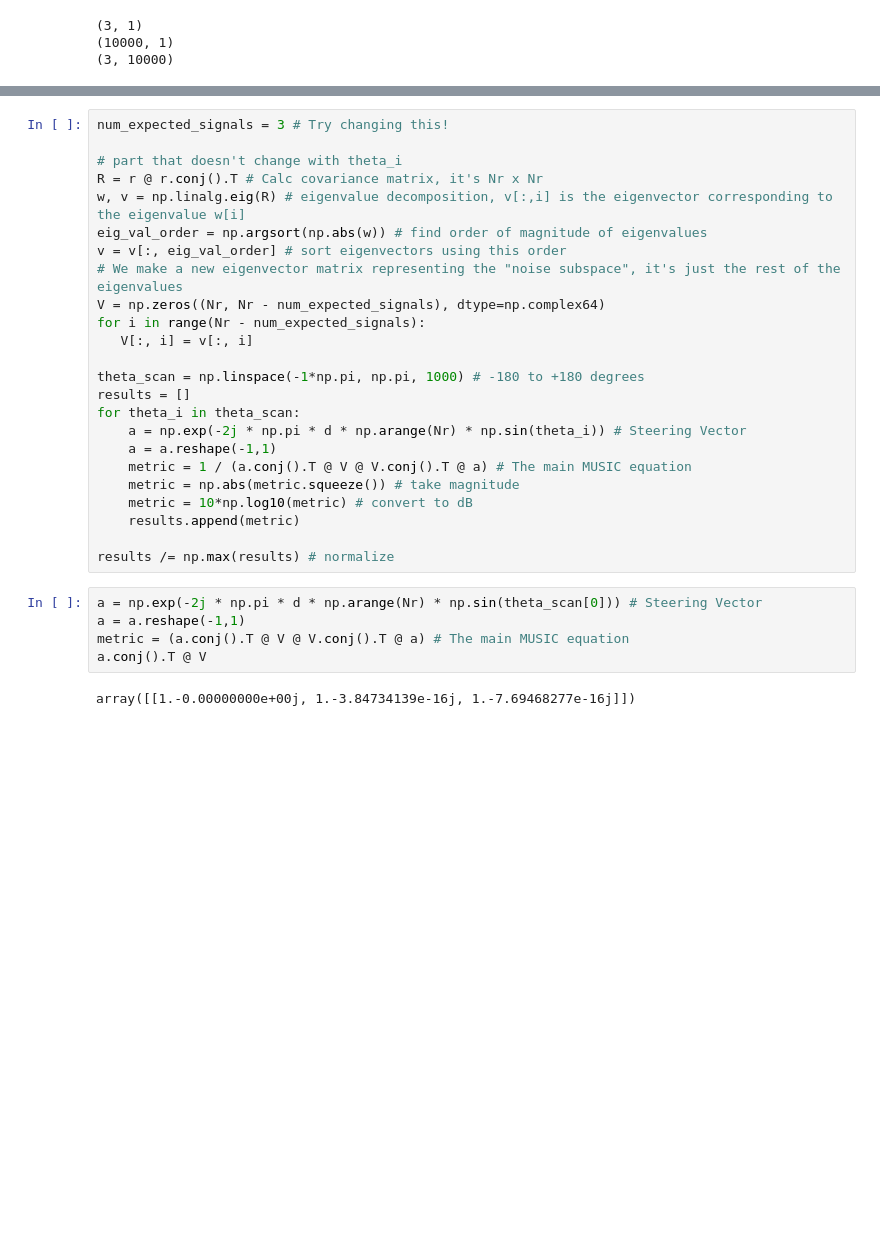
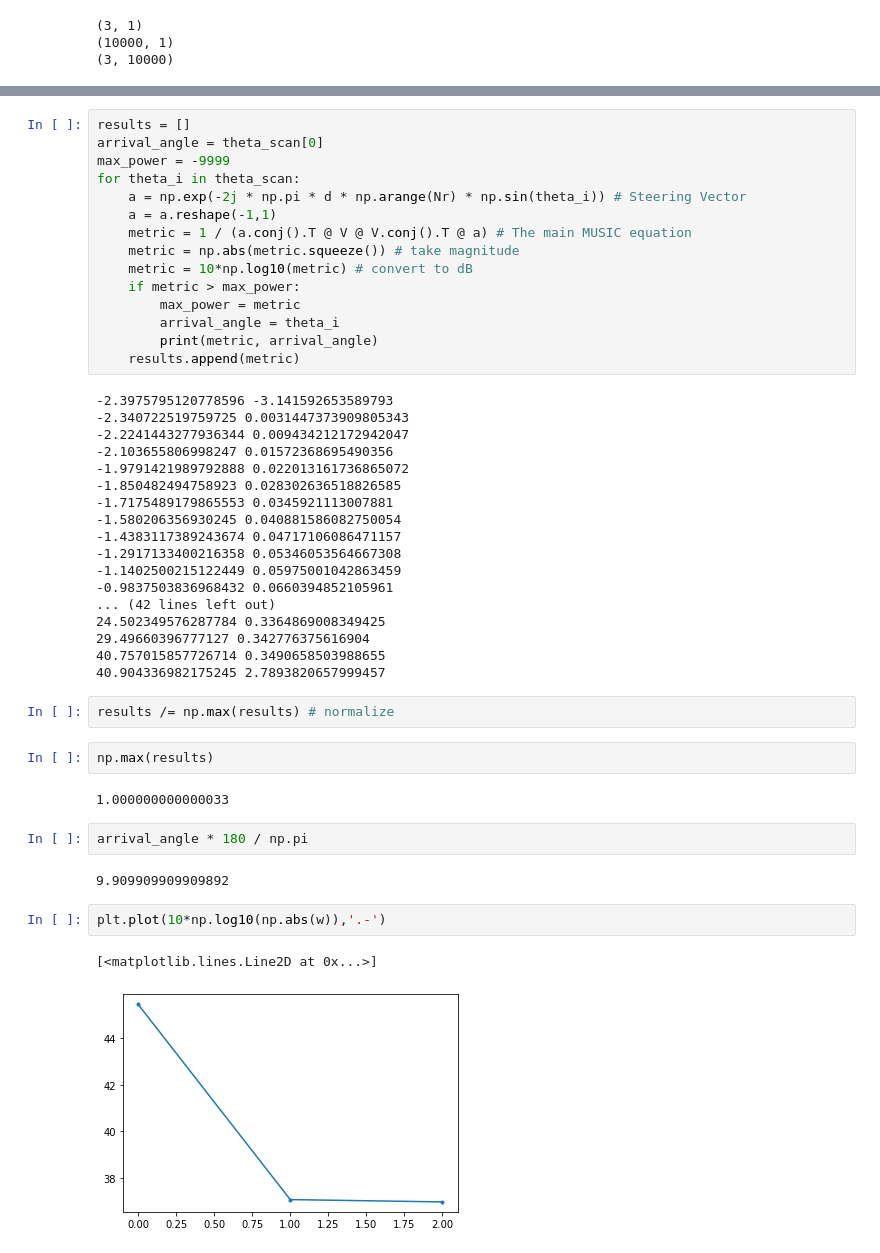
Before and after one commit to nhatvan2231/simple_MUSIC_DOA, a Jupyter notebook: python/Untitled.ipynb, the cells around one changed output, grey strips where cells are left out. Drawn from its saved outputs; the diff is of its cells as text; blank space fills up the shorter version.

```diff
--- a/python/Untitled.ipynb
+++ b/python/Untitled.ipynb
@@ -43,31 +106,48 @@ plt.show()
 # %%
-num_expected_signals = 3 # Try changing this!
-
-# part that doesn't change with theta_i
-R = r @ r.conj().T # Calc covariance matrix, it's Nr x Nr
-w, v = np.linalg.eig(R) # eigenvalue decomposition, v[:,i] is the eigenvector corresponding to the eigenvalue w[i]
-eig_val_order = np.argsort(np.abs(w)) # find order of magnitude of eigenvalues
-v = v[:, eig_val_order] # sort eigenvectors using this order
-# We make a new eigenvector matrix representing the "noise subspace", it's just the rest of the eigenvalues
-V = np.zeros((Nr, Nr - num_expected_signals), dtype=np.complex64)
-for i in range(Nr - num_expected_signals):
-   V[:, i] = v[:, i]
-
-theta_scan = np.linspace(-1*np.pi, np.pi, 1000) # -180 to +180 degrees
 results = []
+arrival_angle = theta_scan[0]
+max_power = -9999
 for theta_i in theta_scan:
     a = np.exp(-2j * np.pi * d * np.arange(Nr) * np.sin(theta_i)) # Steering Vector
     a = a.reshape(-1,1)
     metric = 1 / (a.conj().T @ V @ V.conj().T @ a) # The main MUSIC equation
     metric = np.abs(metric.squeeze()) # take magnitude
     metric = 10*np.log10(metric) # convert to dB
+    if metric > max_power:
+        max_power = metric
+        arrival_angle = theta_i
+        print(metric, arrival_angle)
     results.append(metric)
-
-results /= np.max(results) # normalize
+# %% [output]
+-2.3975795120778596 -3.141592653589793
+-2.340722519759725 0.0031447373909805343
+-2.2241443277936344 0.009434212172942047
+-2.103655806998247 0.01572368695490356
+-1.9791421989792888 0.022013161736865072
+-1.850482494758923 0.028302636518826585
+-1.7175489179865553 0.0345921113007881
+-1.580206356930245 0.040881586082750054
+-1.4383117389243674 0.04717106086471157
+-1.2917133400216358 0.05346053564667308
+-1.1402500215122449 0.05975001042863459
+-0.9837503836968432 0.0660394852105961
+... (42 lines left out)
+24.502349576287784 0.3364869008349425
+29.49660396777127 0.342776375616904
+40.757015857726714 0.3490658503988655
+40.904336982175245 2.7893820657999457
 # %%
-a = np.exp(-2j * np.pi * d * np.arange(Nr) * np.sin(theta_scan[0])) # Steering Vector
-a = a.reshape(-1,1)
-metric = (a.conj().T @ V @ V.conj().T @ a) # The main MUSIC equation
-a.conj().T @ V
+results /= np.max(results) # normalize
-# %% [output]
-array([[1.-0.00000000e+00j, 1.-3.84734139e-16j, 1.-7.69468277e-16j]])
+# %%
+np.max(results)
+# %% [output]
+1.000000000000033
+# %%
+arrival_angle * 180 / np.pi
+# %% [output]
+9.909909909909892
+# %%
+plt.plot(10*np.log10(np.abs(w)),'.-')
+# %% [output]
+[<matplotlib.lines.Line2D at 0x...>]
+[figure, added]
```
Also changed, not shown: parts of 10 cells of this notebook, 1 other file.
